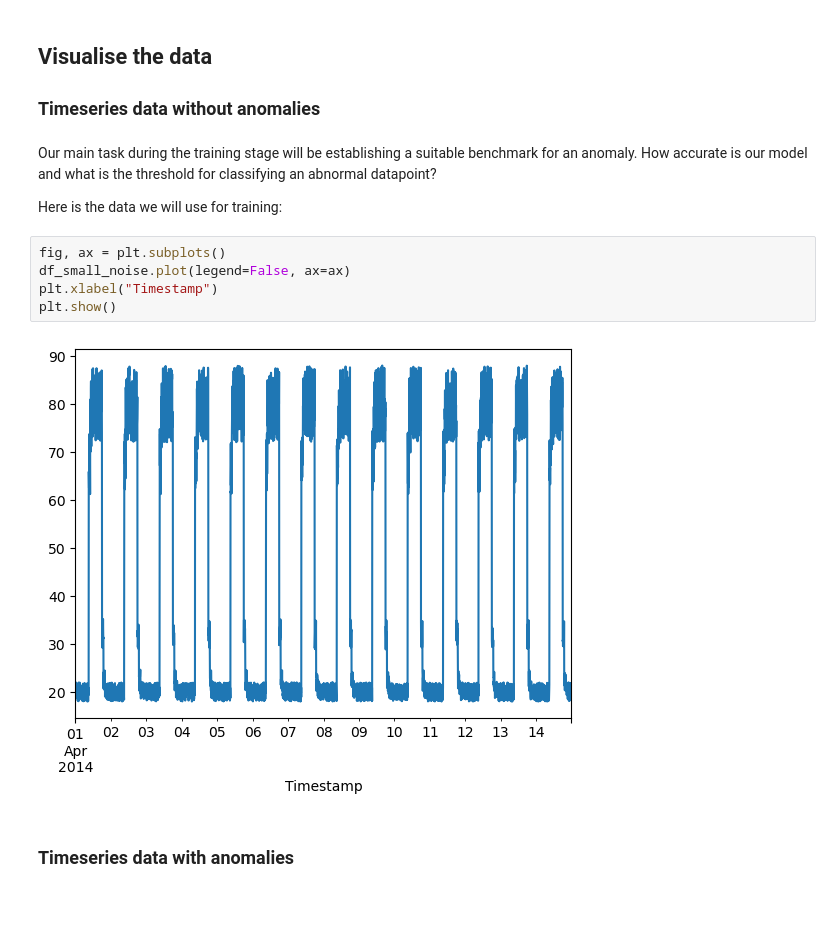
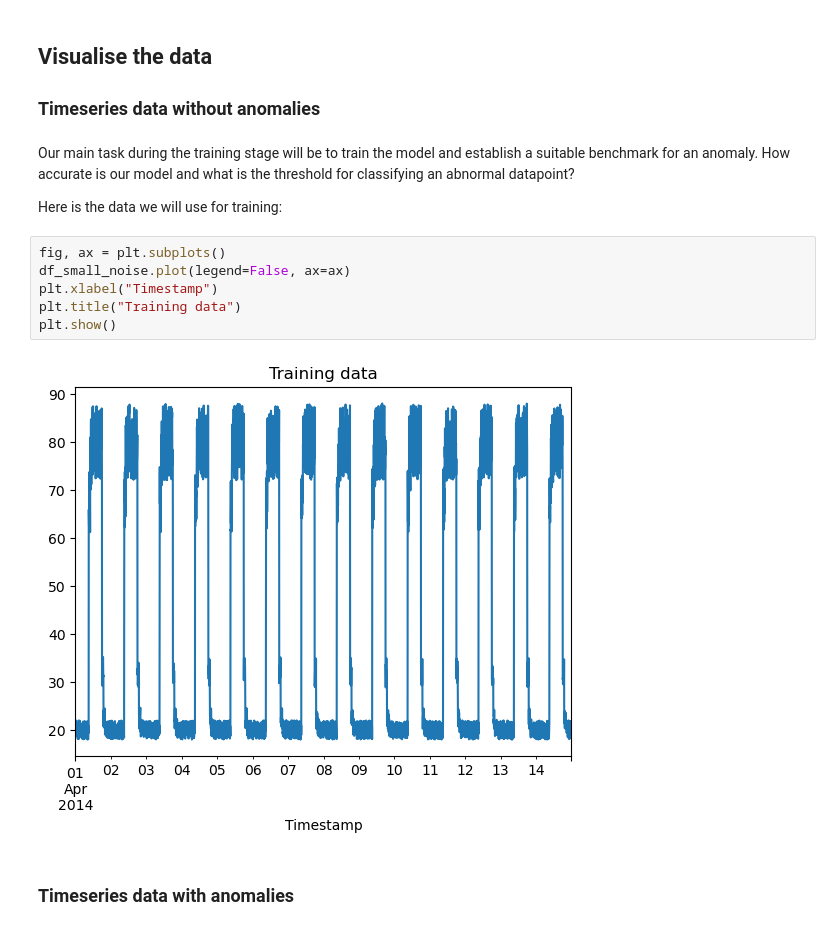
Before and after one commit to PhysData/course, a Jupyter notebook: docs/notebooks/data_visualisation.ipynb, the cells around one changed output. Cells and saved outputs as stored; diff of their text form; blank space fills up the shorter version.

```diff
--- a/docs/notebooks/data_visualisation.ipynb
+++ b/docs/notebooks/data_visualisation.ipynb
@@ -71,16 +71,17 @@ timestamp
 
 ### Timeseries data without anomalies
 # %% [markdown]
-Our main task during the training stage will be establishing a suitable benchmark for an anomaly. How accurate is our model and what is the threshold for classifying an abnormal datapoint?
+Our main task during the training stage will be to train the model and establish a suitable benchmark for an anomaly. How accurate is our model and what is the threshold for classifying an abnormal datapoint?
 
 Here is the data we will use for training:
 # %%
 fig, ax = plt.subplots()
 df_small_noise.plot(legend=False, ax=ax)
 plt.xlabel("Timestamp")
+plt.title("Training data")
 plt.show()
 # %% [output]
-[figure, old version]
+[figure, new version]
 # %% [markdown]
 ### Timeseries data with anomalies
 # %% [markdown]
```
Also changed, not shown: parts of 12 cells of this notebook.
